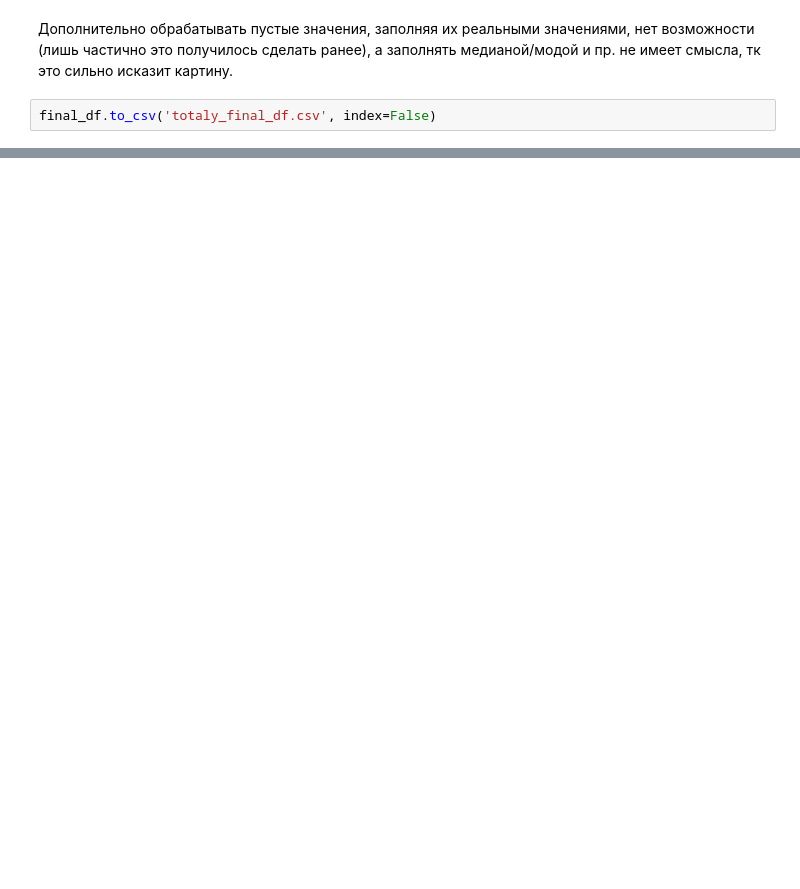
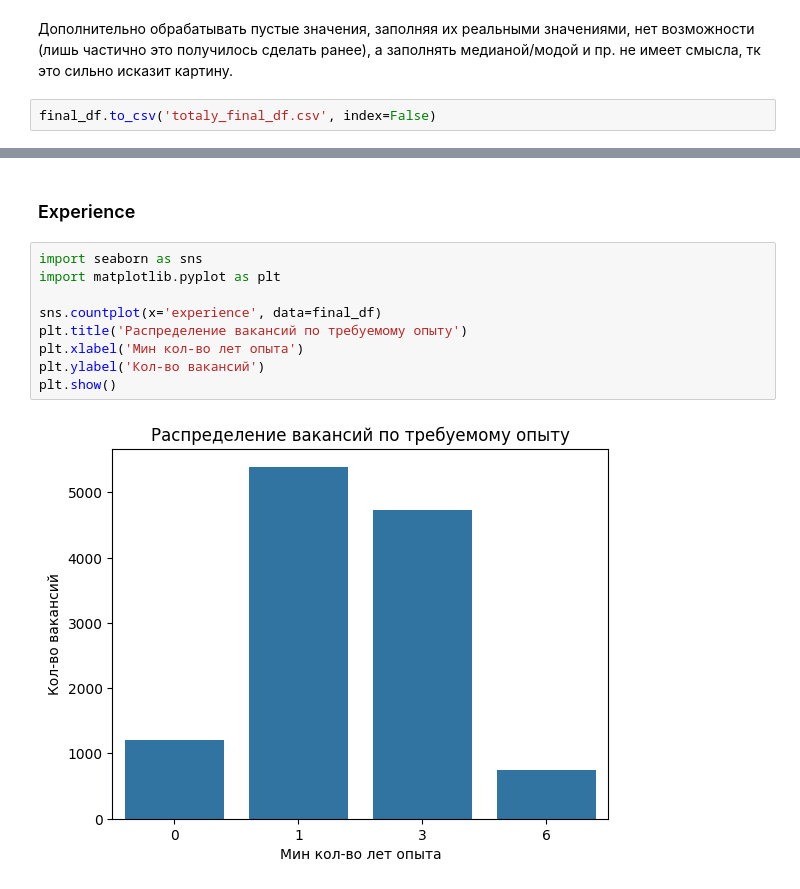
Before and after one commit to leosh1d/gp2, a Jupyter notebook: code/analysis/eda_df_final.ipynb, the cells around one changed output, grey strips where cells are left out. Cells and saved outputs as stored; diff of their text form; blank space fills up the shorter version.

```diff
--- a/code/analysis/eda_df_final.ipynb
+++ b/code/analysis/eda_df_final.ipynb
@@ -323,0 +364,13 @@ final_df.to_csv('totaly_final_df.csv', index=False)
+# %% [markdown]
+### Experience
+# %%
+import seaborn as sns
+import matplotlib.pyplot as plt
+
+sns.countplot(x='experience', data=final_df)
+plt.title('Распределение вакансий по требуемому опыту')
+plt.xlabel('Мин кол-во лет опыта')
+plt.ylabel('Кол-во вакансий')
+plt.show()
+# %% [output]
+[figure, added]
```
Also changed, not shown: parts of 12 cells of this notebook, 1 other file.
